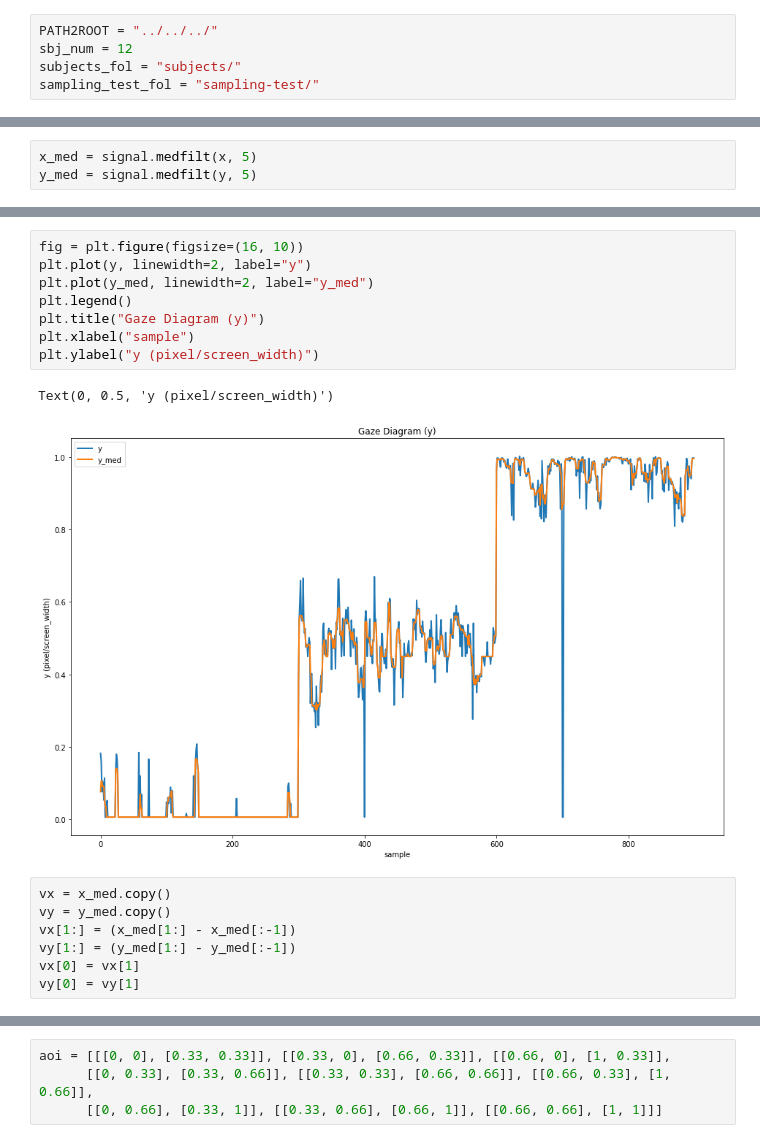
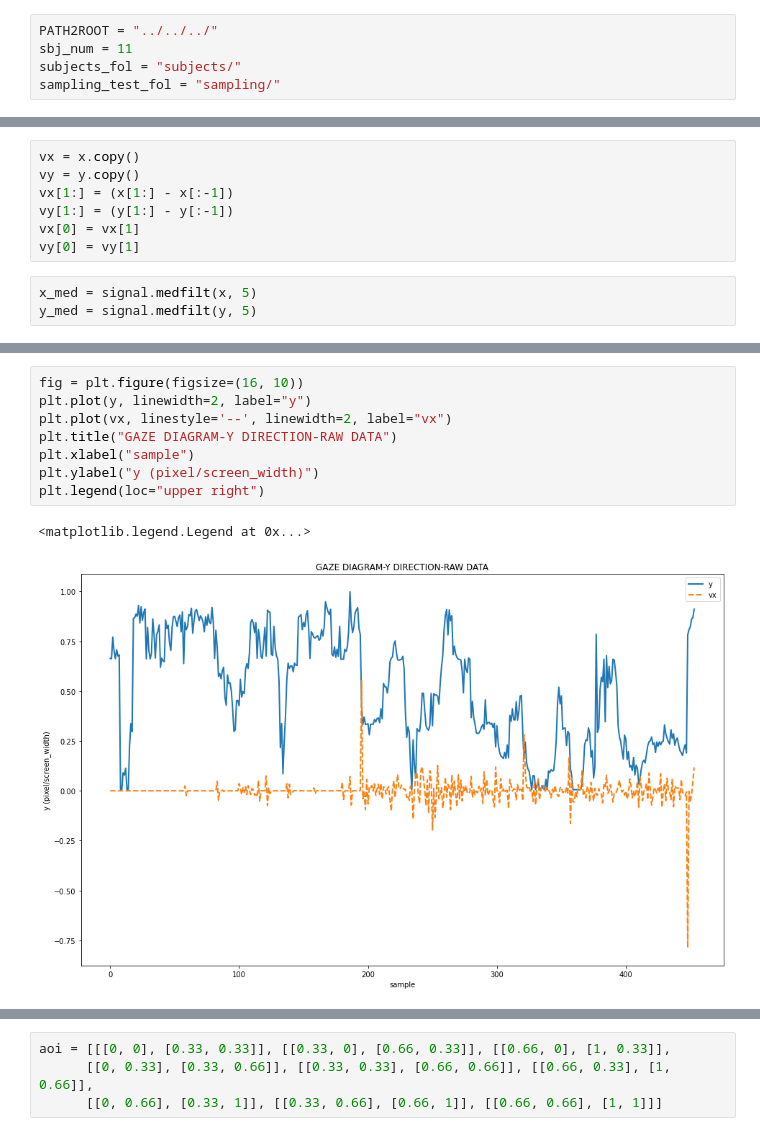
Before and after one commit to MustafaLotfi/Owleye, a Jupyter notebook: run_app/codes/jupyter_notebook/fixations_in_AOIs.ipynb, the cells around one changed output, grey strips where cells are left out. Drawn from its saved outputs; the diff is of its cells as text.

```diff
--- a/run_app/codes/jupyter_notebook/fixations_in_AOIs.ipynb
+++ b/run_app/codes/jupyter_notebook/fixations_in_AOIs.ipynb
@@ -5,9 +5,9 @@ import numpy as np
 from scipy import signal
 # %%
 PATH2ROOT = "../../../"
-sbj_num = 12
+sbj_num = 11
 subjects_fol = "subjects/"
-sampling_test_fol = "sampling-test/"
+sampling_test_fol = "sampling/"
 # %%
 sampling_test_dir = PATH2ROOT + subjects_fol + f"{sbj_num}/" + sampling_test_fol
 
@@ -22,6 +22,13 @@ n_smp = et.shape[0]
 # %%
 x = et[:, 0]
 y = et[:, 1]
+# %%
+vx = x.copy()
+vy = y.copy()
+vx[1:] = (x[1:] - x[:-1])
+vy[1:] = (y[1:] - y[:-1])
+vx[0] = vx[1]
+vy[0] = vy[1]
 # %%
 x_med = signal.medfilt(x, 5)
 y_med = signal.medfilt(y, 5)
@@ -50,18 +82,11 @@ Text(0, 0.5, 'x (pixel/screen_width)')
 # %%
 fig = plt.figure(figsize=(16, 10))
 plt.plot(y, linewidth=2, label="y")
-plt.plot(y_med, linewidth=2, label="y_med")
-plt.legend()
-plt.title("Gaze Diagram (y)")
+plt.plot(vx, linestyle='--', linewidth=2, label="vx")
+plt.title("GAZE DIAGRAM-Y DIRECTION-RAW DATA")
 plt.xlabel("sample")
 plt.ylabel("y (pixel/screen_width)")
+plt.legend(loc="upper right")
 # %% [output]
-Text(0, 0.5, 'y (pixel/screen_width)')
+<matplotlib.legend.Legend at 0x...>
-[figure, old version]
+[figure, new version]
-# %%
-vx = x_med.copy()
-vy = y_med.copy()
-vx[1:] = (x_med[1:] - x_med[:-1])
-vy[1:] = (y_med[1:] - y_med[:-1])
-vx[0] = vx[1]
-vy[0] = vy[1]
```
Also changed, not shown: parts of 33 cells of this notebook.
